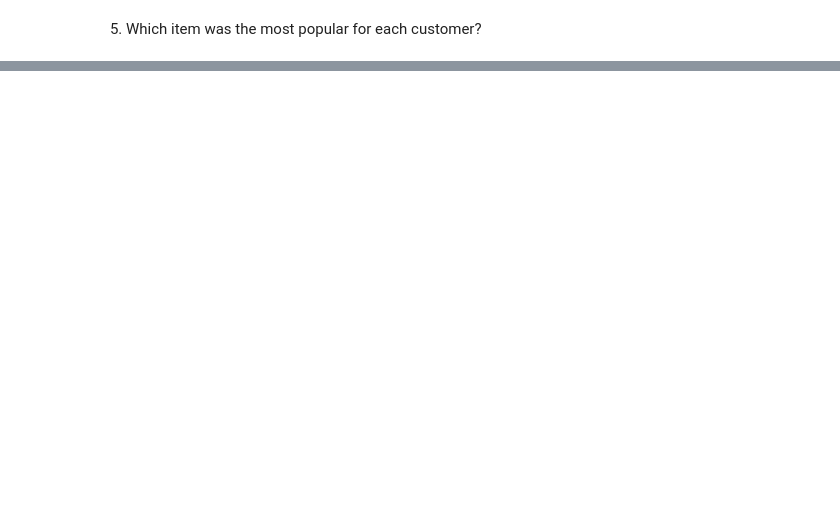
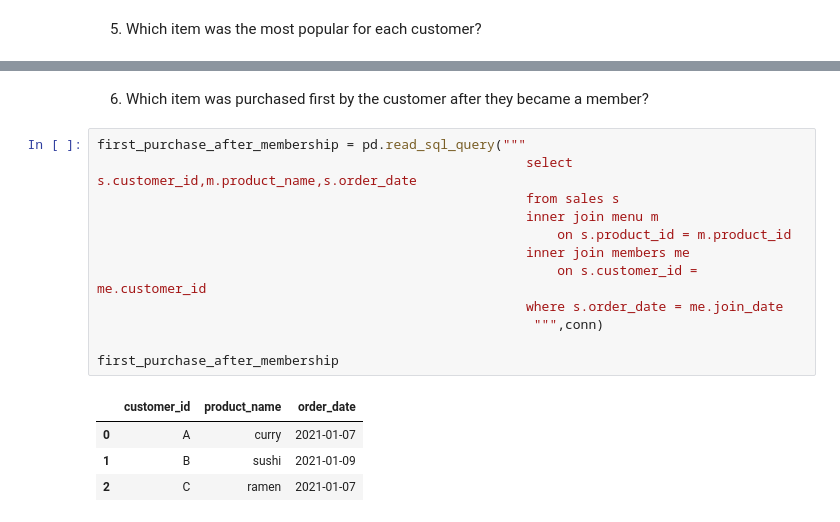
Before and after one commit to sdman135/DataBase-building-and-SQL-query-practice, a Jupyter notebook: Sqlite3-Exercise 2.ipynb, the cells around one changed output, grey strips where cells are left out. Cells and saved outputs as stored; diff of their text form; blank space fills up the shorter version.

```diff
--- a/Sqlite3-Exercise 2.ipynb
+++ b/Sqlite3-Exercise 2.ipynb
@@ -477,0 +486,19 @@ most_popular_by_customer
+# %% [markdown]
+6) Which item was purchased first by the customer after they became a member?
+# %%
+first_purchase_after_membership = pd.read_sql_query("""
+                                                       select s.customer_id,m.product_name,s.order_date
+                                                       from sales s
+                                                       inner join menu m
+                                                           on s.product_id = m.product_id
+                                                       inner join members me
+                                                           on s.customer_id = me.customer_id
+                                                       where s.order_date = me.join_date
+                                                        """,conn)
+
+first_purchase_after_membership
+# %% [output]
+|  | customer_id | product_name | order_date |
+| 0 | A | curry | 2021-01-07 |
+| 1 | B | sushi | 2021-01-09 |
+| 2 | C | ramen | 2021-01-07 |
```
Also changed, not shown: parts of 13 cells of this notebook.
